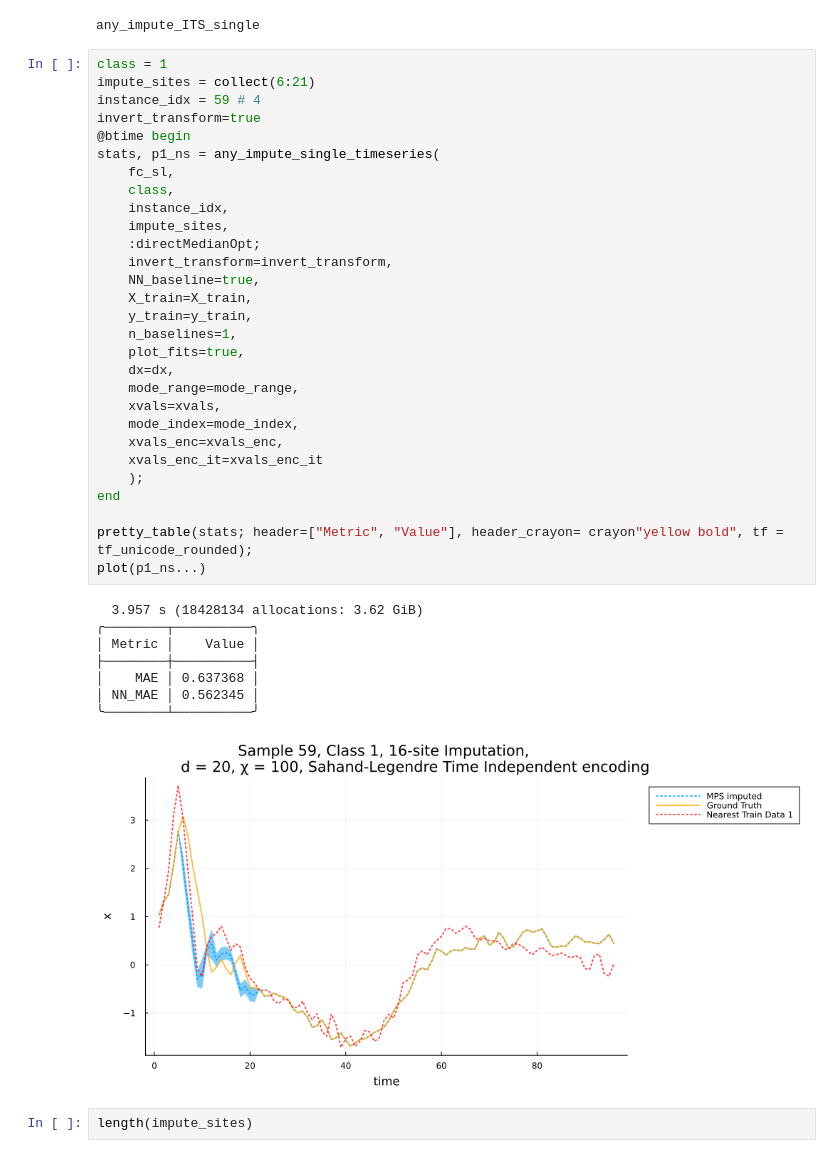
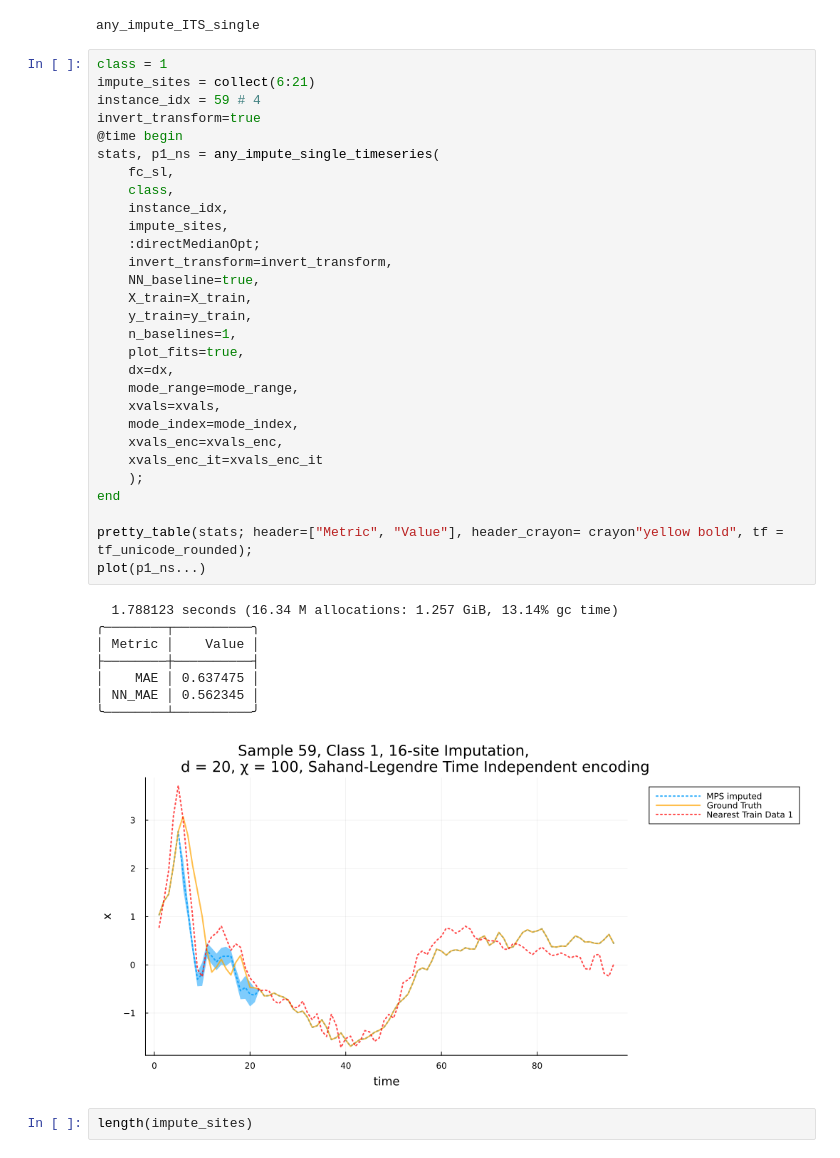
Before and after one commit to joshuabmoore/MPSTime.jl, a Jupyter notebook: Imputation/impute_membench.ipynb, the cells around one changed output. Drawn from its saved outputs; the diff is of its cells as text.

```diff
--- a/Imputation/impute_membench.ipynb
+++ b/Imputation/impute_membench.ipynb
@@ -148,39 +148,39 @@ class = 1
 impute_sites = collect(6:21)
 instance_idx = 59 # 4
 invert_transform=true
-@btime begin
+@time begin
 stats, p1_ns = any_impute_single_timeseries(
     fc_sl,
     class,
     instance_idx,
     impute_sites,
     :directMedianOpt;
     invert_transform=invert_transform,
     NN_baseline=true,
     X_train=X_train,
     y_train=y_train,
     n_baselines=1,
     plot_fits=true,
     dx=dx,
     mode_range=mode_range,
     xvals=xvals,
     mode_index=mode_index,
     xvals_enc=xvals_enc,
     xvals_enc_it=xvals_enc_it
     );
 end
 
 pretty_table(stats; header=["Metric", "Value"], header_crayon= crayon"yellow bold", tf = tf_unicode_rounded);
 plot(p1_ns...)
 # %% [output]
-  3.957 s (18428134 allocations: 3.62 GiB)
+  1.788123 seconds (16.34 M allocations: 1.257 GiB, 13.14% gc time)
 ╭────────┬──────────╮
 │ Metric │    Value │
 ├────────┼──────────┤
-│    MAE │ 0.637368 │
+│    MAE │ 0.637475 │
 │ NN_MAE │ 0.562345 │
 ╰────────┴──────────╯
-[figure, old version]
+[figure, new version]
 # %%
 length(impute_sites)
 # %% [output]
```
Also changed, not shown: parts of 2 cells of this notebook, 1 other file.
